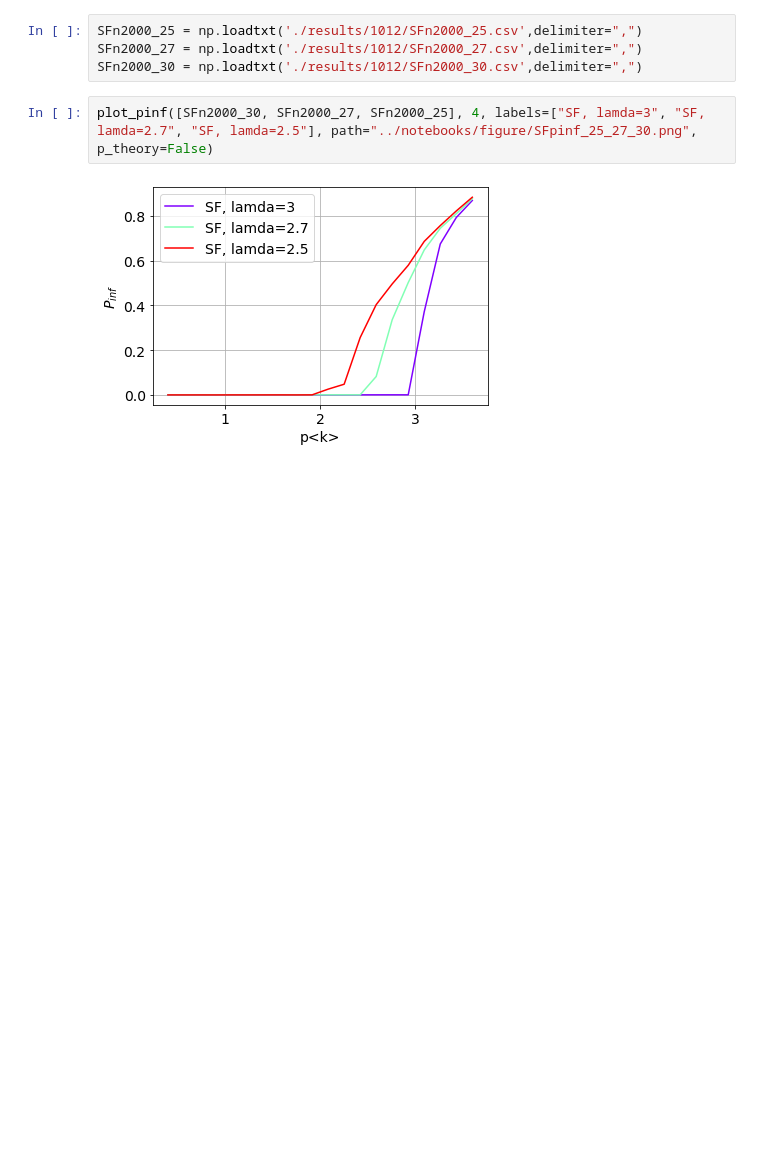
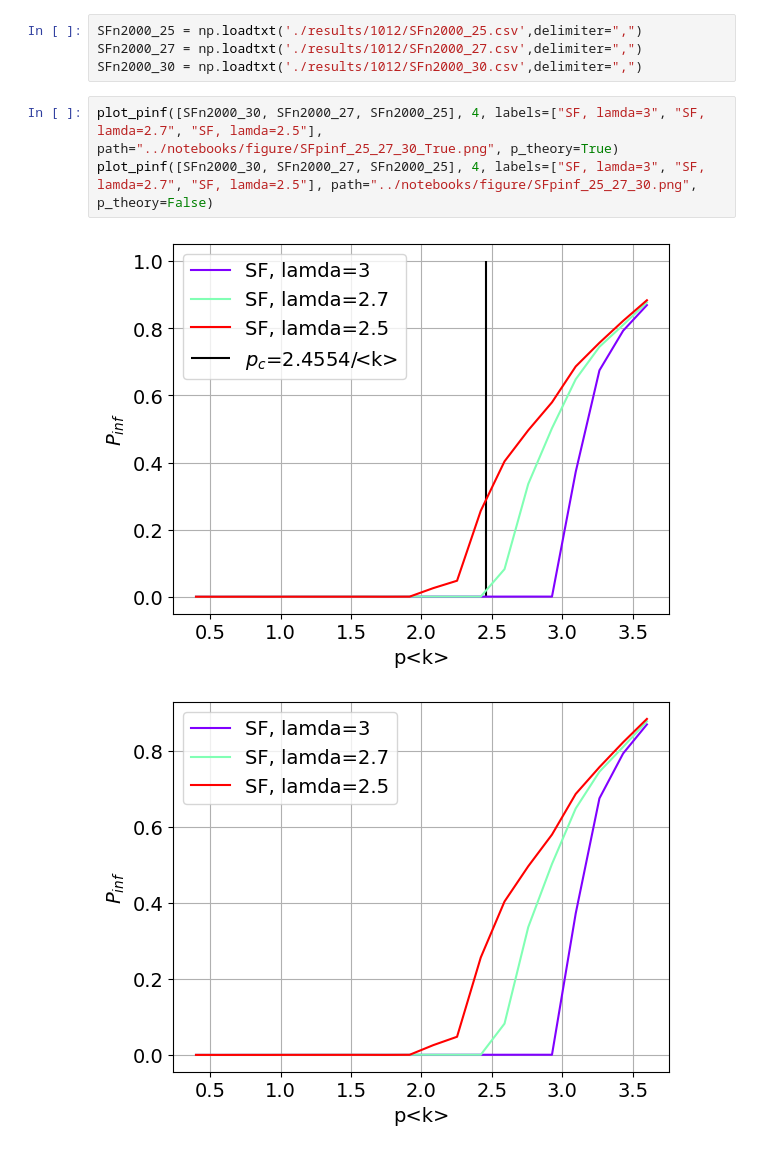
Before and after one commit to pbonazzi/network-cascade-failure, a Jupyter notebook: notebooks/FigureGeneration.ipynb, the cells around one changed output. Drawn from its saved outputs; the diff is of its cells as text; blank space fills up the shorter version.

```diff
--- a/notebooks/FigureGeneration.ipynb
+++ b/notebooks/FigureGeneration.ipynb
@@ -20,6 +99,8 @@ SFn2000_25 = np.loadtxt('./results/1012/SFn2000_25.csv',delimiter=",")
 SFn2000_27 = np.loadtxt('./results/1012/SFn2000_27.csv',delimiter=",")
 SFn2000_30 = np.loadtxt('./results/1012/SFn2000_30.csv',delimiter=",")
 # %%
+plot_pinf([SFn2000_30, SFn2000_27, SFn2000_25], 4, labels=["SF, lamda=3", "SF, lamda=2.7", "SF, lamda=2.5"], path="../notebooks/figure/SFpinf_25_27_30_True.png", p_theory=True)
 plot_pinf([SFn2000_30, SFn2000_27, SFn2000_25], 4, labels=["SF, lamda=3", "SF, lamda=2.7", "SF, lamda=2.5"], path="../notebooks/figure/SFpinf_25_27_30.png", p_theory=False)
 # %% [output]
-[figure, old version]
+[figure, new version]
+[figure, added]
```
Also changed, not shown: parts of 7 cells of this notebook, 9 other files.
